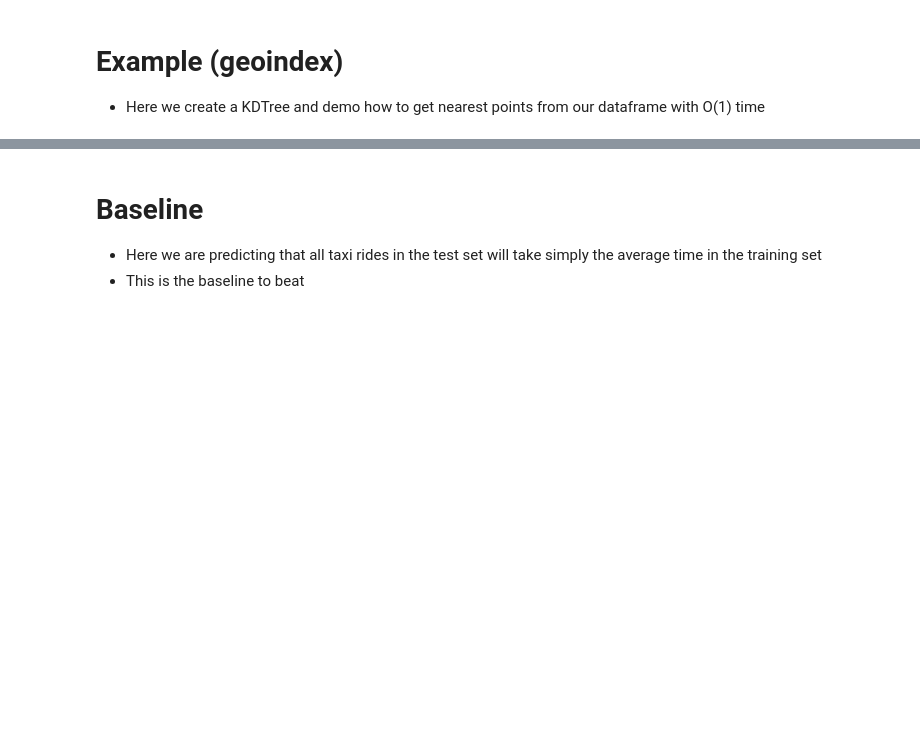
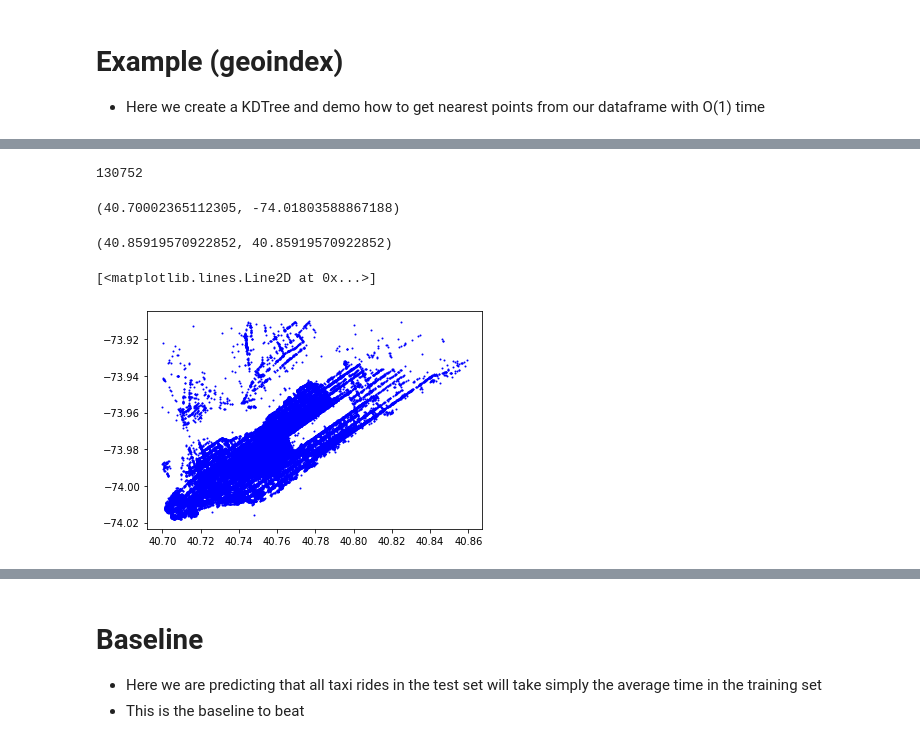
Before and after one commit to frankfurt-hackathon/geopandas, a Jupyter notebook: geopandas_taxi.ipynb, the cells around one changed output, grey strips where cells are left out. Saved outputs shown, nothing was run; the diff lists cells and outputs as text; code cells hidden in the pictures; blank space fills up the shorter version.

```diff
--- a/geopandas_taxi.ipynb
+++ b/geopandas_taxi.ipynb
@@ -92,0 +128,5 @@ train.iloc[tree.query_ball_point((40.735018, -74.003215), 0.0003)]
+# %%
+train_clean = train.copy()[["id","dropoff_latitude","dropoff_longitude",
+                           "pickup_latitude","pickup_longitude",
+                           "trip_duration"]].drop_duplicates()
+train_clean
@@ -92,0 +151,3 @@ train.iloc[tree.query_ball_point((40.735018, -74.003215), 0.0003)]
+# %%
+train_clean = train_clean[train_clean["trip_duration"]<10000]
+train_clean["trip_duration"].describe()
@@ -92,0 +164,18 @@ train.iloc[tree.query_ball_point((40.735018, -74.003215), 0.0003)]
+# %%
+len(train_clean)
+# %% [output]
+130752
+# %%
+(min(train_clean["pickup_latitude"]), min(train_clean["pickup_longitude"]))
+# %% [output]
+(40.70002365112305, -74.01803588867188)
+# %%
+(max(train_clean["pickup_latitude"]), max(train_clean["pickup_latitude"]))
+# %% [output]
+(40.85919570922852, 40.85919570922852)
+# %%
+# Pickup locations
+plt.plot(train_clean["pickup_latitude"], train_clean["pickup_longitude"], 'bo', markerSize=1)
+# %% [output]
+[<matplotlib.lines.Line2D at 0x...>]
+[figure, added]
```
Also changed, not shown: parts of 27 cells of this notebook, 1 other file.
